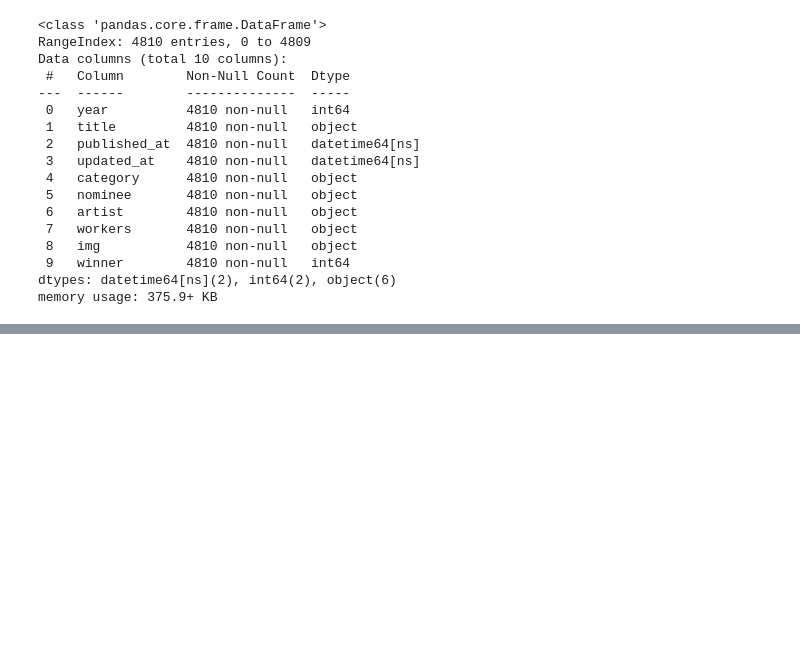
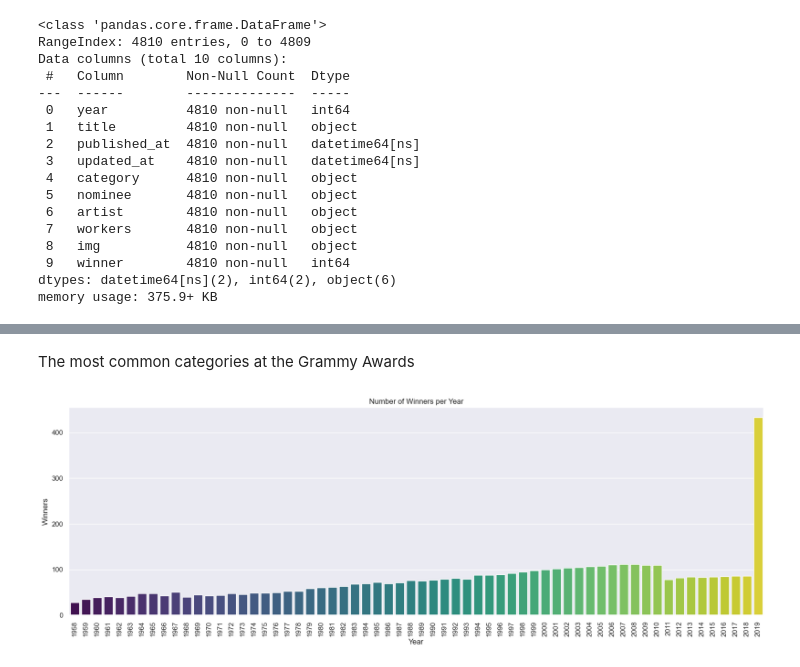
Before and after one commit to sslo12/Workshop_2_Airflow_ETL, a Jupyter notebook: Notebooks/EDA_grammy.ipynb, the cells around one changed output, grey strips where cells are left out. Cells and saved outputs as stored; diff of their text form; code cells hidden in the pictures; blank space fills up the shorter version.

```diff
--- a/Notebooks/EDA_grammy.ipynb
+++ b/Notebooks/EDA_grammy.ipynb
@@ -61,0 +118,14 @@ memory usage: 375.9+ KB
+# %% [markdown]
+The most common categories at the Grammy Awards
+# %%
+winners_count_by_year = grammy.groupby('year')['winner'].sum().reset_index()
+
+plt.figure(figsize=(20, 6))
+sns.barplot(x='year', y='winner', data=winners_count_by_year, palette='viridis')
+plt.xticks(rotation=90)
+plt.title('Number of Winners per Year')
+plt.xlabel('Year')
+plt.ylabel('Winners')
+plt.show()
+# %% [output]
+[figure, added]
```
Also changed, not shown: parts of 13 cells of this notebook, 1 other file.
